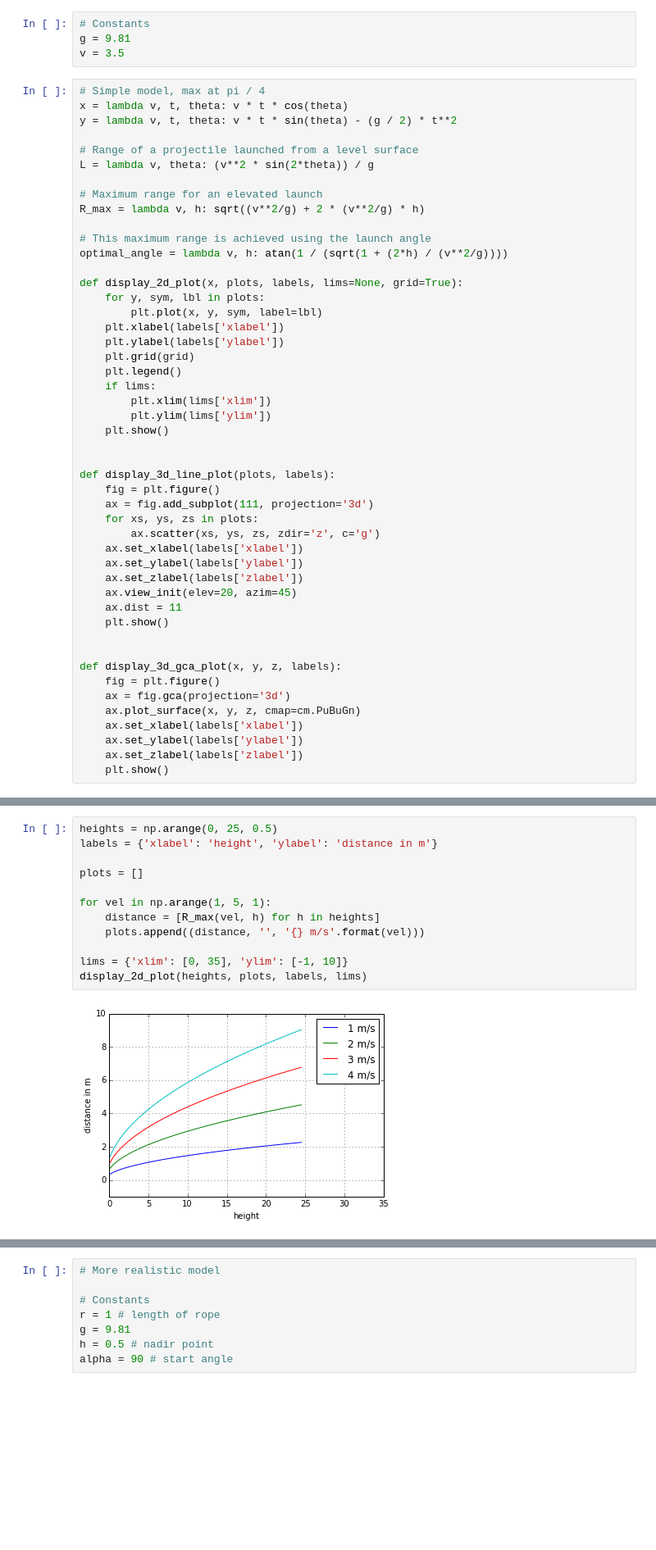
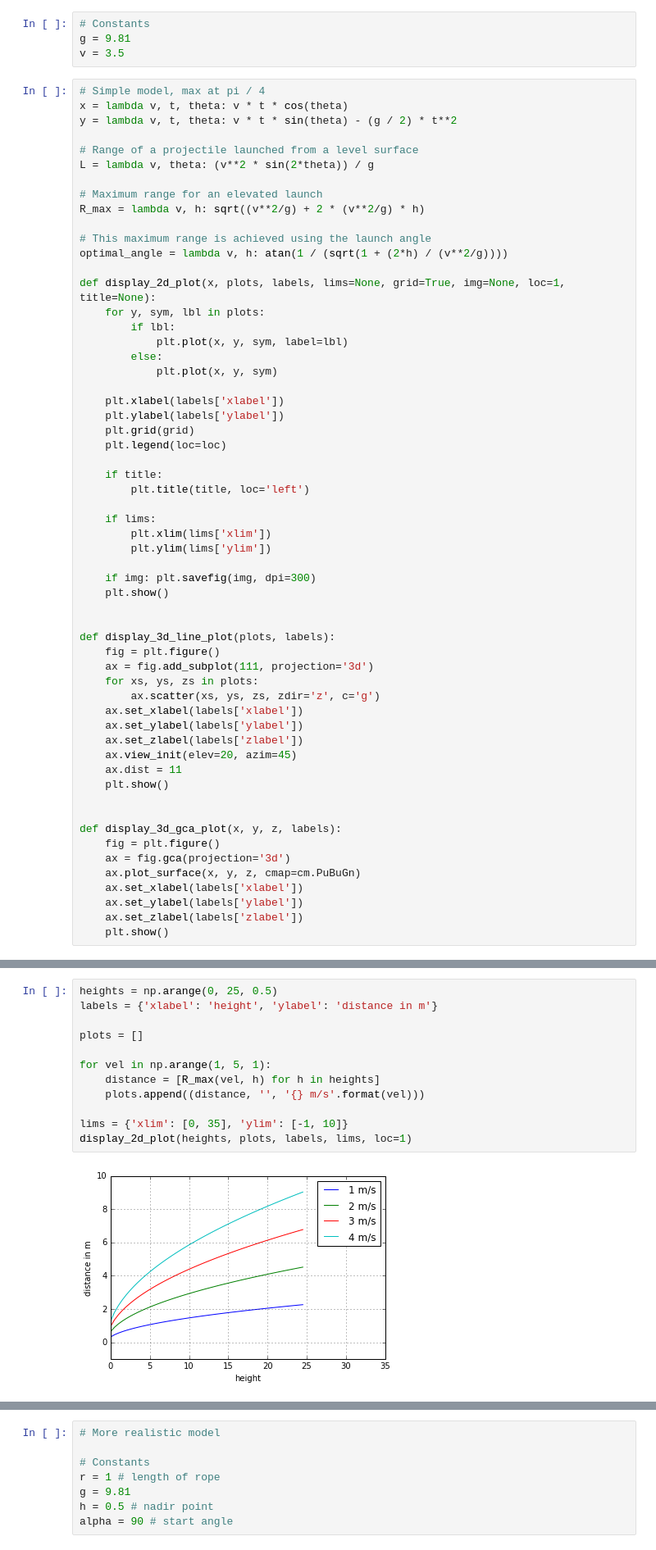
Before and after one commit to nlpet/studies, a Jupyter notebook: maths/swing.ipynb, the cells around one changed output, grey strips where cells are left out. Shown at 82% size. Cells and saved outputs as stored; diff of their text form; blank space fills up the shorter version.

```diff
--- a/maths/swing.ipynb
+++ b/maths/swing.ipynb
@@ -23,16 +24,26 @@ R_max = lambda v, h: sqrt((v**2/g) + 2 * (v**2/g) * h)
 # This maximum range is achieved using the launch angle
 optimal_angle = lambda v, h: atan(1 / (sqrt(1 + (2*h) / (v**2/g))))
 
-def display_2d_plot(x, plots, labels, lims=None, grid=True):
+def display_2d_plot(x, plots, labels, lims=None, grid=True, img=None, loc=1, title=None):
     for y, sym, lbl in plots:
-        plt.plot(x, y, sym, label=lbl)
+        if lbl:
+            plt.plot(x, y, sym, label=lbl)
+        else:
+            plt.plot(x, y, sym)
+
     plt.xlabel(labels['xlabel'])
     plt.ylabel(labels['ylabel'])
     plt.grid(grid)
-    plt.legend()
+    plt.legend(loc=loc)
+
+    if title:
+        plt.title(title, loc='left')
+
     if lims:
         plt.xlim(lims['xlim'])
         plt.ylim(lims['ylim'])
+
+    if img: plt.savefig(img, dpi=300)
     plt.show()
 
 
@@ -87,17 +98,17 @@ display_3d_line_plot(plots, labels)
 # %%
 heights = np.arange(0, 25, 0.5)
 labels = {'xlabel': 'height', 'ylabel': 'distance in m'}
 
 plots = []
 
 for vel in np.arange(1, 5, 1):
     distance = [R_max(vel, h) for h in heights]
     plots.append((distance, '', '{} m/s'.format(vel)))
 
 lims = {'xlim': [0, 35], 'ylim': [-1, 10]}
-display_2d_plot(heights, plots, labels, lims)
+display_2d_plot(heights, plots, labels, lims, loc=1)
 # %% [output]
-[figure, old version]
+[figure, new version]
 # %%
 velocities = np.arange(1, 5, 0.5)
 labels = {'xlabel': 'velocity', 'ylabel': 'distance in m'}
```
Also changed, not shown: parts of 11 cells of this notebook.
